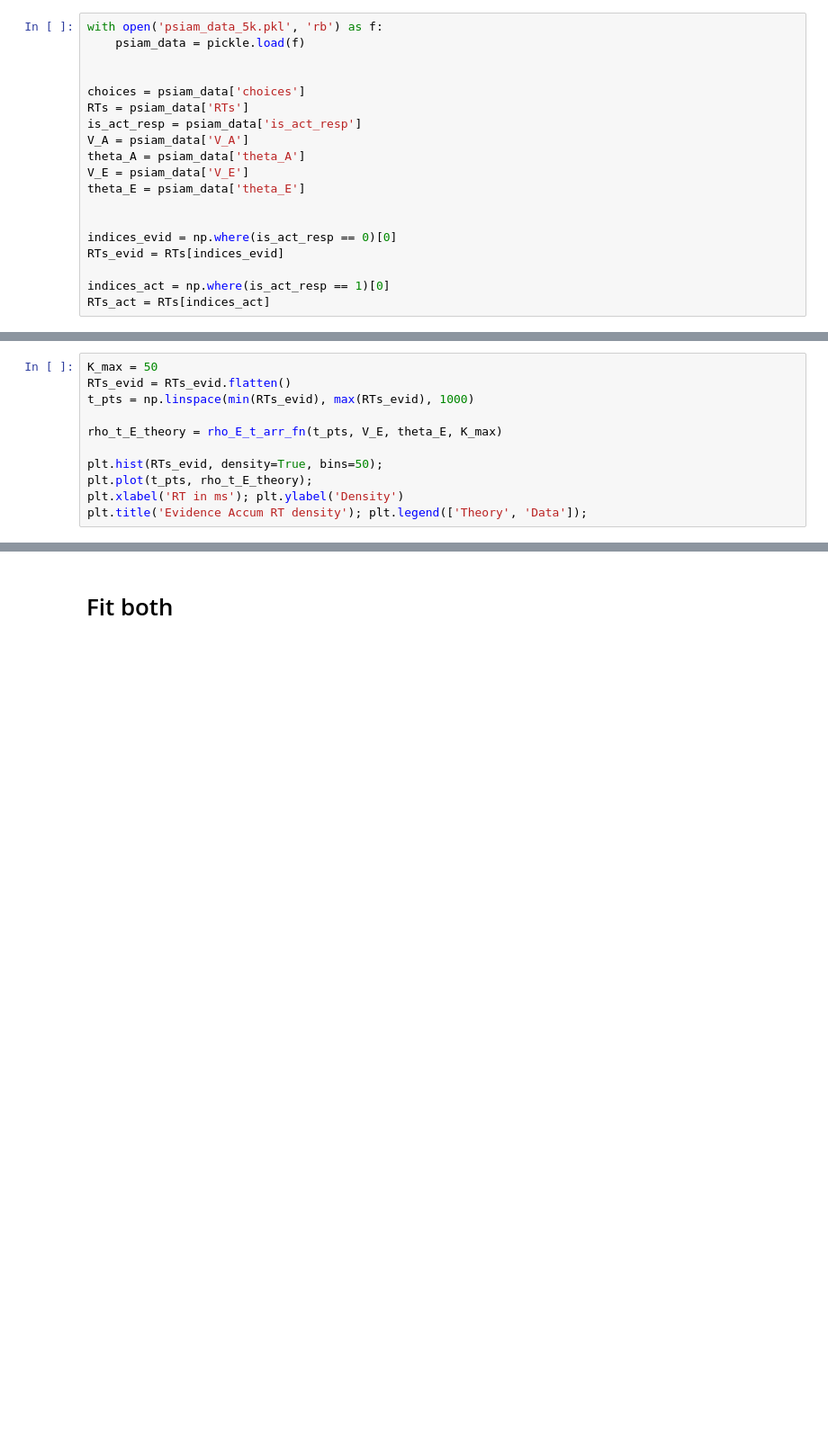
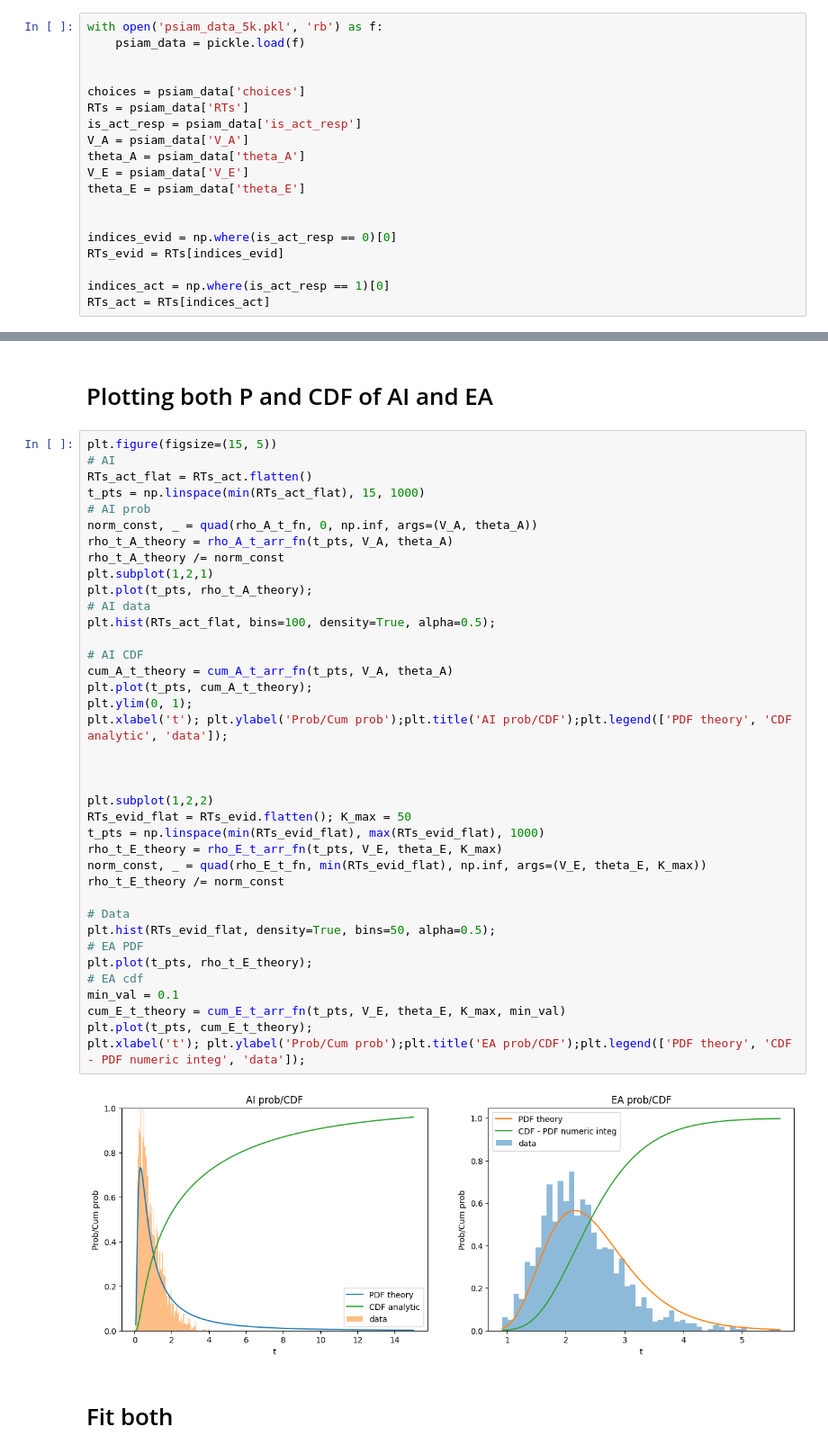
Before and after one commit to rakaar/ddm_codes, a Jupyter notebook: action_init_ddm/fitting_sim_data.ipynb, the cells around one changed output, grey strips where cells are left out. Shown at 90% size. Drawn from its saved outputs; the diff is of its cells as text; blank space fills up the shorter version.

Commit message:
PSIAM data fitting

```diff
--- a/action_init_ddm/fitting_sim_data.ipynb
+++ b/action_init_ddm/fitting_sim_data.ipynb
@@ -47,11 +31,0 @@ plt.title('Action Init RT density'); plt.legend(['Theory', 'Data']);
-# %%
-K_max = 50
-RTs_evid = RTs_evid.flatten()
-t_pts = np.linspace(min(RTs_evid), max(RTs_evid), 1000)
-
-rho_t_E_theory = rho_E_t_arr_fn(t_pts, V_E, theta_E, K_max)
-
-plt.hist(RTs_evid, density=True, bins=50);
-plt.plot(t_pts, rho_t_E_theory);
-plt.xlabel('RT in ms'); plt.ylabel('Density')
-plt.title('Evidence Accum RT density'); plt.legend(['Theory', 'Data']);
@@ -88,2 +44,44 @@ Text(0.5, 1.0, 'Numeric')
+# %% [markdown]
+# Plotting both P and CDF of AI and EA
+# %%
+plt.figure(figsize=(15, 5))
+# AI
+RTs_act_flat = RTs_act.flatten()
+t_pts = np.linspace(min(RTs_act_flat), 15, 1000)
+# AI prob
+norm_const, _ = quad(rho_A_t_fn, 0, np.inf, args=(V_A, theta_A))
+rho_t_A_theory = rho_A_t_arr_fn(t_pts, V_A, theta_A)
+rho_t_A_theory /= norm_const
+plt.subplot(1,2,1)
+plt.plot(t_pts, rho_t_A_theory);
+# AI data
+plt.hist(RTs_act_flat, bins=100, density=True, alpha=0.5);
+
+# AI CDF
+cum_A_t_theory = cum_A_t_arr_fn(t_pts, V_A, theta_A)
+plt.plot(t_pts, cum_A_t_theory);
+plt.ylim(0, 1);
+plt.xlabel('t'); plt.ylabel('Prob/Cum prob');plt.title('AI prob/CDF');plt.legend(['PDF theory', 'CDF analytic', 'data']);
+
+
+
+plt.subplot(1,2,2)
+RTs_evid_flat = RTs_evid.flatten(); K_max = 50
+t_pts = np.linspace(min(RTs_evid_flat), max(RTs_evid_flat), 1000)
+rho_t_E_theory = rho_E_t_arr_fn(t_pts, V_E, theta_E, K_max)
+norm_const, _ = quad(rho_E_t_fn, min(RTs_evid_flat), np.inf, args=(V_E, theta_E, K_max))
+rho_t_E_theory /= norm_const
+
+# Data
+plt.hist(RTs_evid_flat, density=True, bins=50, alpha=0.5);
+# EA PDF
+plt.plot(t_pts, rho_t_E_theory);
+# EA cdf
+min_val = 0.1
+cum_E_t_theory = cum_E_t_arr_fn(t_pts, V_E, theta_E, K_max, min_val)
+plt.plot(t_pts, cum_E_t_theory);
+plt.xlabel('t'); plt.ylabel('Prob/Cum prob');plt.title('EA prob/CDF');plt.legend(['PDF theory', 'CDF - PDF numeric integ', 'data']);
+# %% [output]
+[figure, added]
 # %% [markdown]
 # Fit both
```
Also changed, not shown: parts of 16 cells of this notebook, 1 other file.
